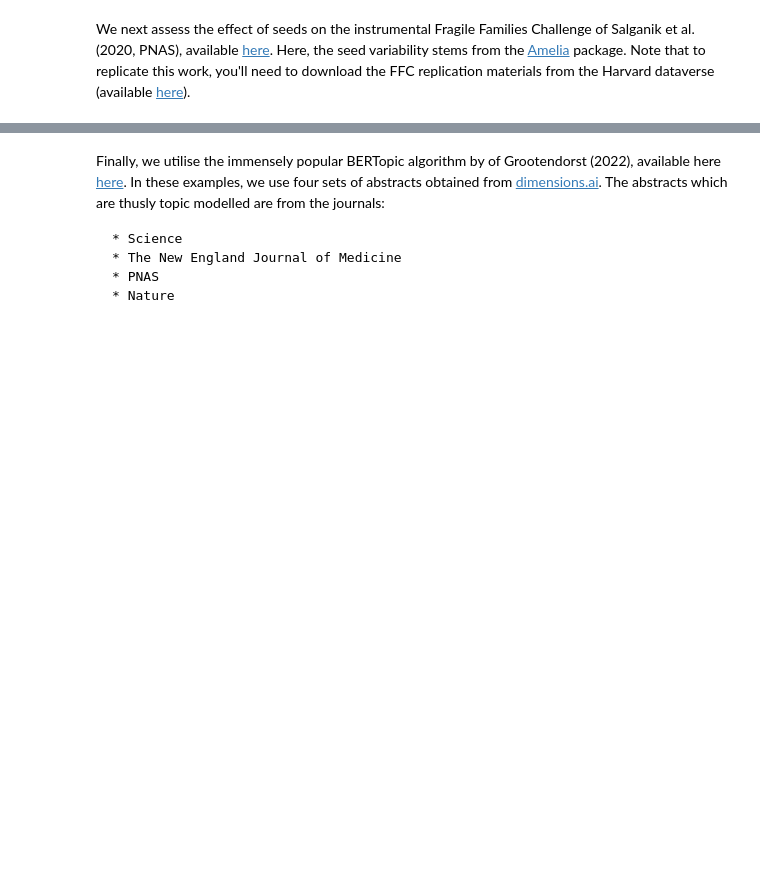
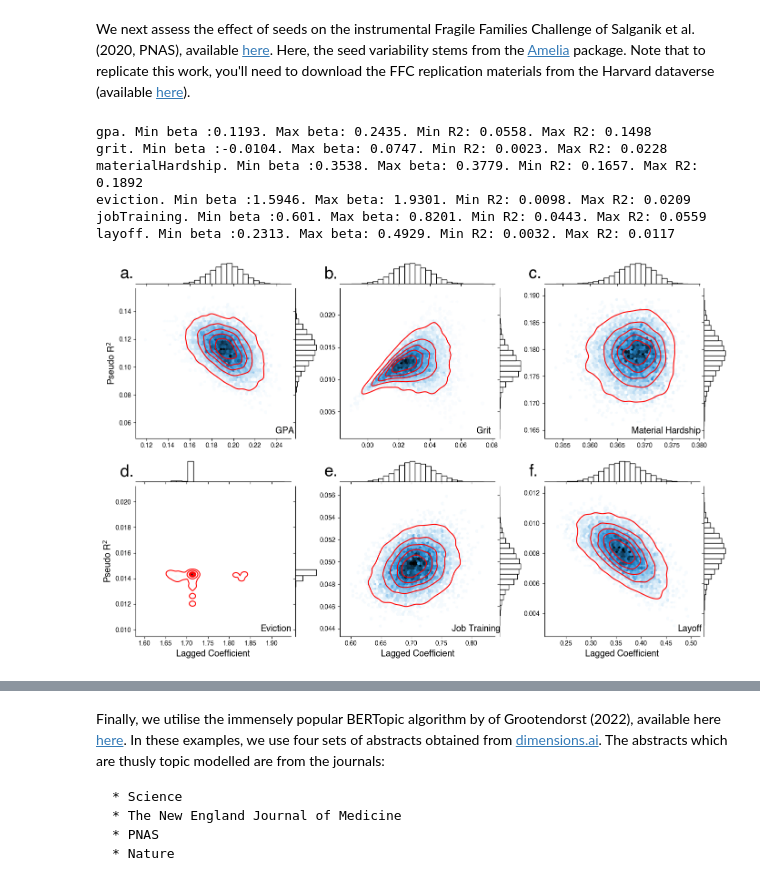
Before and after one commit to crahal/seeds, a Jupyter notebook: src/visualisation_notebook.ipynb, the cells around one changed output, grey strips where cells are left out. Cells and saved outputs as stored; diff of their text form; code cells hidden in the pictures; blank space fills up the shorter version.

```diff
--- a/src/visualisation_notebook.ipynb
+++ b/src/visualisation_notebook.ipynb
@@ -74,24 +97,19 @@ plot_mvprobit(figure_path)
 # %% [markdown]
 We next assess the effect of seeds on the instrumental Fragile Families Challenge of Salganik et al. (2020, PNAS), available [here](https://www.pnas.org/doi/10.1073/pnas.1915006117). Here, the seed variability stems from the [Amelia](https://cran.r-project.org/web/packages/Amelia/index.html) package. Note that to replicate this work, you'll need to download the FFC replication materials from the Harvard dataverse (available [here](https://dataverse.harvard.edu/dataset.xhtml;jsessionid=cafb079a3ebb9e708c193e78ac20?persistentId=doi%3A10.7910%2FDVN%2FCXSECU&version=&q=&fileTypeGroupFacet=%22Image%22&fileAccess=)).
 # %%
-import os
-import warnings
-import pandas as pd
-from helper_figure_plotters import load_sympt,\
-                                   plot_three_predictions,\
-                                   plot_mvprobit,\
-                                   plot_four_simple_examples,\
-                                   plot_collisions,\
-                                   plot_topics_barplot,\
-                                   plot_ffc
-
-%load_ext autoreload
-%autoreload 2
-
 warnings.filterwarnings("ignore")
 figure_path = os.path.join(os.getcwd(), '..', 'figures')
 
 ffc = pd.read_csv(os.path.join(os.getcwd(), '..', 'data', 'ffc',
                                'output', 'seed',
-                               'seed_analysis_10000.csv'))
+                               'seed_analysis_10000.csv')
+                 )
 plot_ffc(ffc, figure_path)
+# %% [output]
+gpa. Min beta :0.1193. Max beta: 0.2435. Min R2: 0.0558. Max R2: 0.1498
+grit. Min beta :-0.0104. Max beta: 0.0747. Min R2: 0.0023. Max R2: 0.0228
+materialHardship. Min beta :0.3538. Max beta: 0.3779. Min R2: 0.1657. Max R2: 0.1892
+eviction. Min beta :1.5946. Max beta: 1.9301. Min R2: 0.0098. Max R2: 0.0209
+jobTraining. Min beta :0.601. Max beta: 0.8201. Min R2: 0.0443. Max R2: 0.0559
+layoff. Min beta :0.2313. Max beta: 0.4929. Min R2: 0.0032. Max R2: 0.0117
+[figure, added]
```
Also changed, not shown: parts of 18 cells of this notebook, 13 other files.
